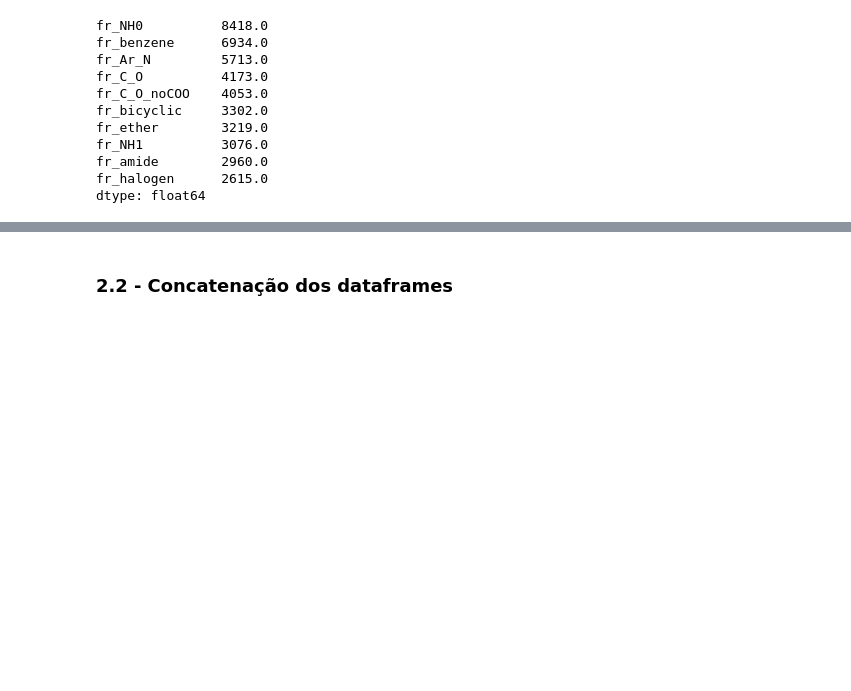
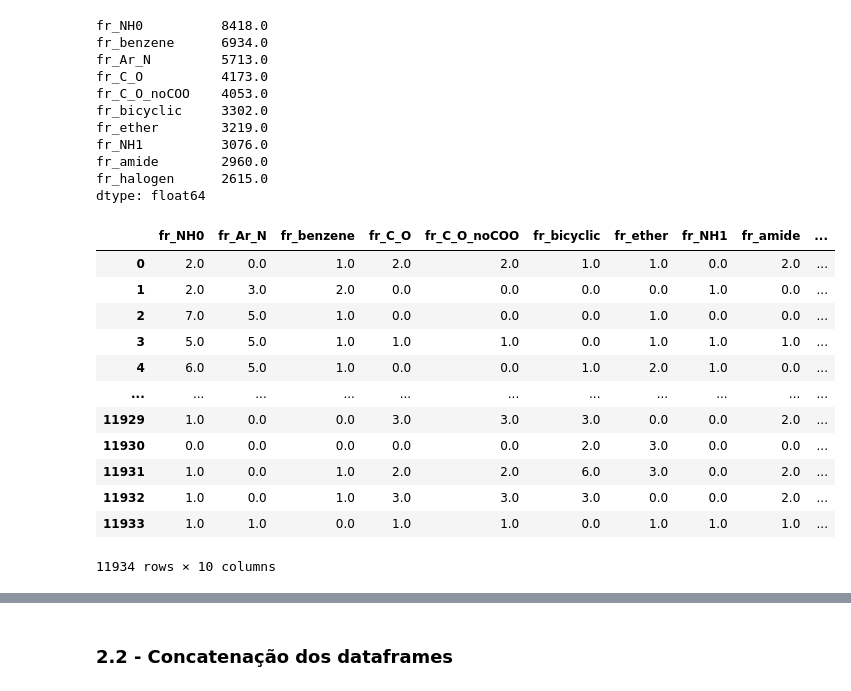
Before and after one commit to BrunoAGSa/Extra-o_Work, a Jupyter notebook: Trabalho parte 2/cyp2c9/trabalho 2.ipynb, the cells around one changed output, grey strips where cells are left out. Cells and saved outputs as stored; diff of their text form; code cells hidden in the pictures; blank space fills up the shorter version.

```diff
--- a/Trabalho parte 2/cyp2c9/trabalho 2.ipynb
+++ b/Trabalho parte 2/cyp2c9/trabalho 2.ipynb
@@ -291,17 +272,32 @@ fr_amide        2960.0
 fr_halogen      2615.0
 dtype: float64
 # %%
-# groups = df_features.loc[:, ["fr_NH0","fr_Ar_N","fr_benzene","fr_C_O","fr_C_O_noCOO","fr_bicyclic","fr_ether","fr_NH1","fr_amide","fr_aniline"]]
+#groups = df_features.loc[:, ["fr_NH0","fr_Ar_N","fr_benzene","fr_C_O","fr_C_O_noCOO","fr_bicyclic","fr_ether","fr_NH1","fr_amide","fr_aniline"]]
 # df_y_groups = pd.concat([df_cyp2c9, groups], axis=1)
 # df_y_groups
 
 
 # sns.barplot(y = df_y_groups["Y"], x = df_y_groups.fr_aniline)
 # # plt.title('Comportamento dos Compostos no CYP2C9')
 # # plt.legend(["Não Inibem","Inibem"])
 
 # a = df_y_groups[df_y_groups["Y"]== 0].fr_Ar_N.value_counts()
 # b = df_y_groups[df_y_groups["Y"]== 1].fr_Ar_N.value_counts().sum()
+groups
+# %% [output]
+|  | fr_NH0 | fr_Ar_N | fr_benzene | fr_C_O | fr_C_O_noCOO | fr_bicyclic | fr_ether | fr_NH1 | fr_amide | ... |
+| 0 | 2.0 | 0.0 | 1.0 | 2.0 | 2.0 | 1.0 | 1.0 | 0.0 | 2.0 | ... |
+| 1 | 2.0 | 3.0 | 2.0 | 0.0 | 0.0 | 0.0 | 0.0 | 1.0 | 0.0 | ... |
+| 2 | 7.0 | 5.0 | 1.0 | 0.0 | 0.0 | 0.0 | 1.0 | 0.0 | 0.0 | ... |
+| 3 | 5.0 | 5.0 | 1.0 | 1.0 | 1.0 | 0.0 | 1.0 | 1.0 | 1.0 | ... |
+| 4 | 6.0 | 5.0 | 1.0 | 0.0 | 0.0 | 1.0 | 2.0 | 1.0 | 0.0 | ... |
+| ... | ... | ... | ... | ... | ... | ... | ... | ... | ... | ... |
+| 11929 | 1.0 | 0.0 | 0.0 | 3.0 | 3.0 | 3.0 | 0.0 | 0.0 | 2.0 | ... |
+| 11930 | 0.0 | 0.0 | 0.0 | 0.0 | 0.0 | 2.0 | 3.0 | 0.0 | 0.0 | ... |
+| 11931 | 1.0 | 0.0 | 1.0 | 2.0 | 2.0 | 6.0 | 3.0 | 0.0 | 2.0 | ... |
+| 11932 | 1.0 | 0.0 | 1.0 | 3.0 | 3.0 | 3.0 | 0.0 | 0.0 | 2.0 | ... |
+| 11933 | 1.0 | 1.0 | 0.0 | 1.0 | 1.0 | 0.0 | 1.0 | 1.0 | 1.0 | ... |
+11934 rows × 10 columns
 # %%
 groups = df_features.loc[:, ["fr_NH0","fr_benzene","fr_Ar_N","fr_C_O","fr_C_O_noCOO","fr_bicyclic","fr_ether","fr_NH1","fr_amide","fr_halogen"]]
 df_y_groups = pd.concat([df_cyp2c9, groups], axis=1)
```
Also changed, not shown: parts of 27 cells of this notebook, 1 other file.
